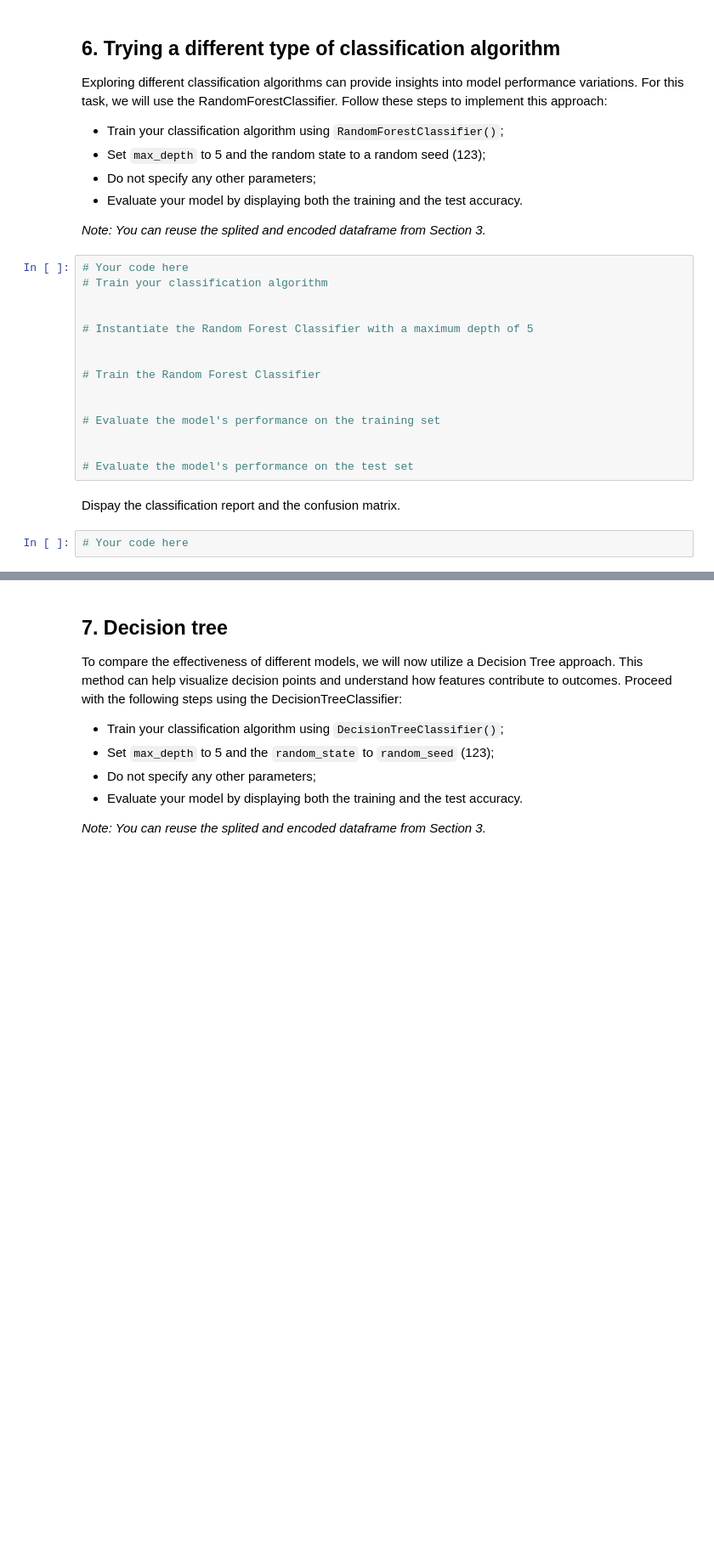
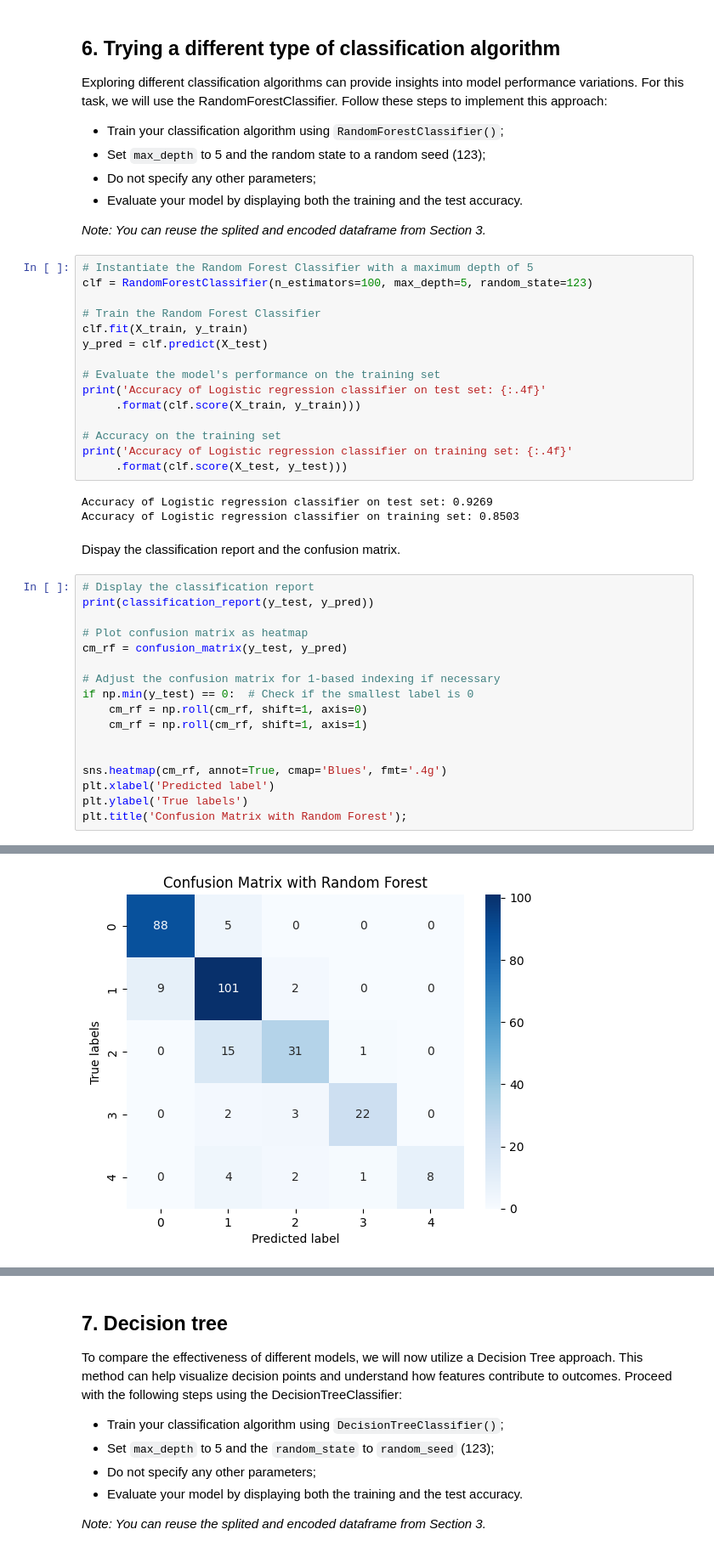
Before and after one commit to linneverh/MachineLearning, a Jupyter notebook: assignments/Part 3/Assignment_3_2024.ipynb, the cells around one changed output, grey strips where cells are left out. Shown at 85% size. Cells and saved outputs as stored; diff of their text form; blank space fills up the shorter version.

```diff
--- a/assignments/Part 3/Assignment_3_2024.ipynb
+++ b/assignments/Part 3/Assignment_3_2024.ipynb
@@ -358,21 +395,40 @@ Exploring different classification algorithms can provide insights into model pe
 
 *Note: You can reuse the splited and encoded dataframe from Section 3.*
 # %%
-# Your code here
-# Train your classification algorithm
-
-
 # Instantiate the Random Forest Classifier with a maximum depth of 5
-
+clf = RandomForestClassifier(n_estimators=100, max_depth=5, random_state=123)
 
 # Train the Random Forest Classifier
-
+clf.fit(X_train, y_train)
+y_pred = clf.predict(X_test)
 
 # Evaluate the model's performance on the training set
+print('Accuracy of Logistic regression classifier on test set: {:.4f}'
+     .format(clf.score(X_train, y_train)))
 
-
-# Evaluate the model's performance on the test set
+# Accuracy on the training set
+print('Accuracy of Logistic regression classifier on training set: {:.4f}'
+     .format(clf.score(X_test, y_test)))
+# %% [output]
+Accuracy of Logistic regression classifier on test set: 0.9269
+Accuracy of Logistic regression classifier on training set: 0.8503
 # %% [markdown]
 Dispay the classification report and the confusion matrix.
-# %%
-# Your code here
+# %%
+# Display the classification report
+print(classification_report(y_test, y_pred))
+
+# Plot confusion matrix as heatmap
+cm_rf = confusion_matrix(y_test, y_pred)
+
+# Adjust the confusion matrix for 1-based indexing if necessary
+if np.min(y_test) == 0:  # Check if the smallest label is 0
+    cm_rf = np.roll(cm_rf, shift=1, axis=0)
+    cm_rf = np.roll(cm_rf, shift=1, axis=1)
+
+
+sns.heatmap(cm_rf, annot=True, cmap='Blues', fmt='.4g')
+plt.xlabel('Predicted label')
+plt.ylabel('True labels')
+plt.title('Confusion Matrix with Random Forest');
+# %% [output]
@@ -379 +446,2 @@ Dispay the classification report and the confusion matrix.
+[figure, added]
 # %% [markdown]
```
Also changed, not shown: parts of 57 cells of this notebook.
